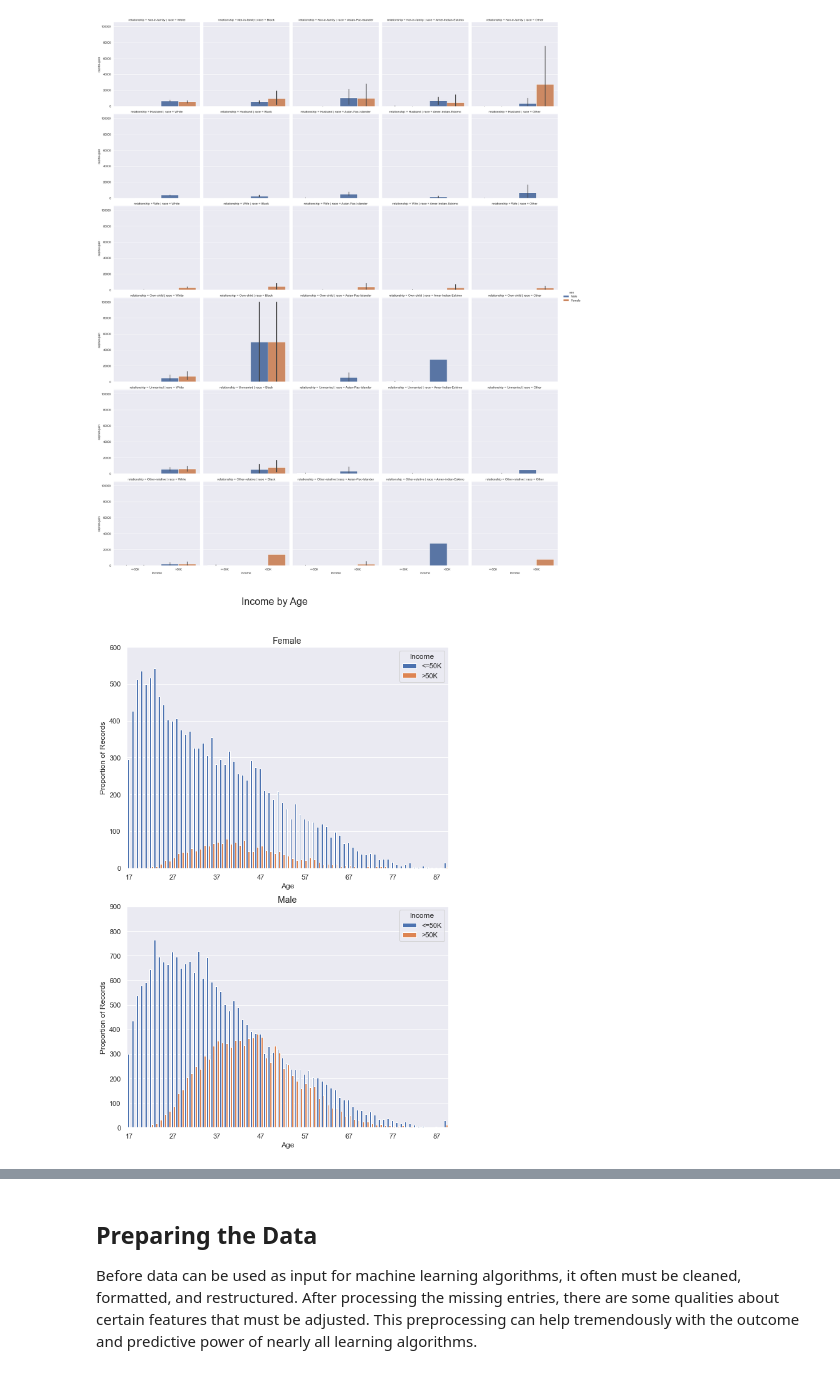
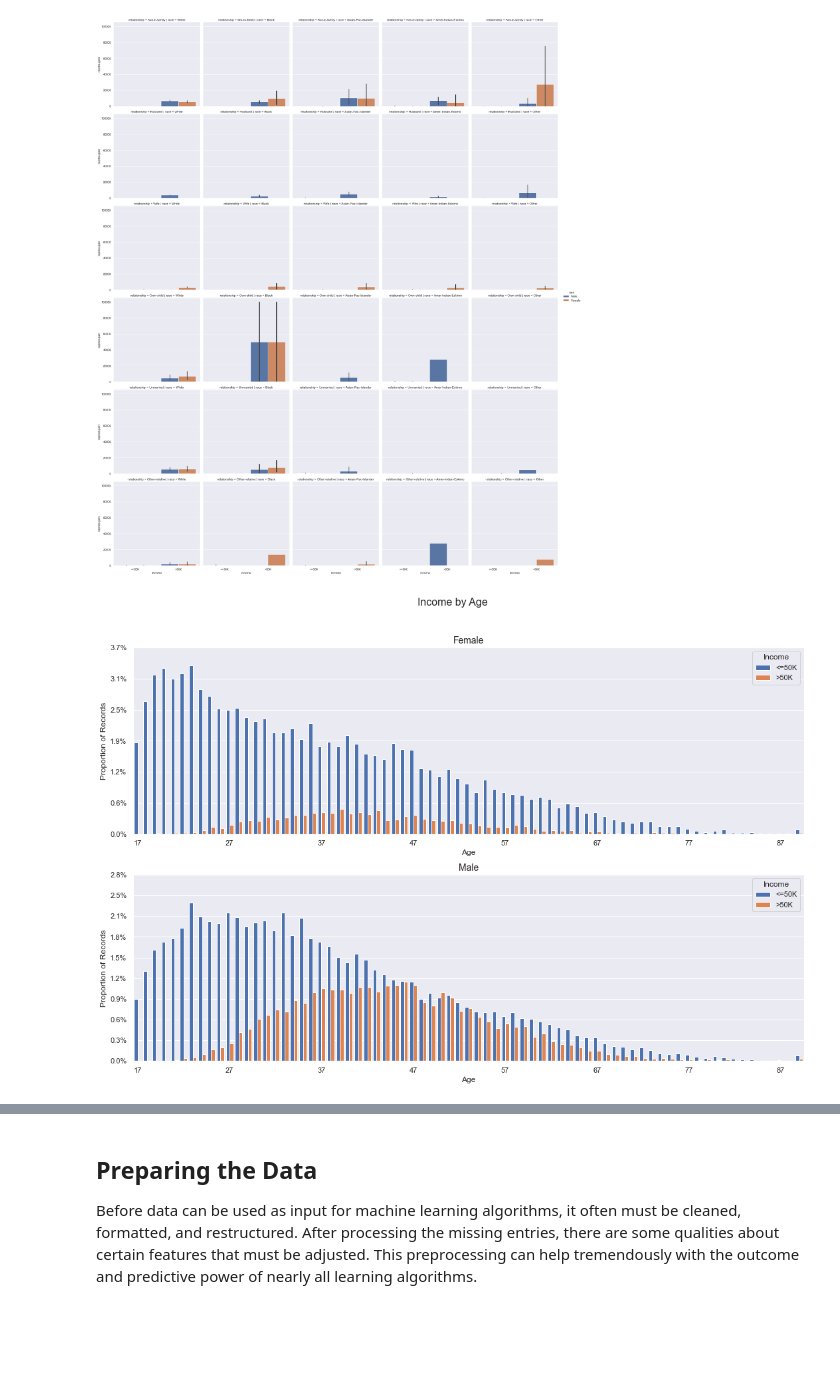
Before and after one commit to MiloudBi/adult_income, a Jupyter notebook: notebooks/TF.ipynb, the cells around one changed output, grey strips where cells are left out. Saved outputs shown, nothing was run; the diff lists cells and outputs as text; code cells hidden in the pictures; blank space fills up the shorter version.

Commit message:
add figures

```diff
--- a/notebooks/TF.ipynb
+++ b/notebooks/TF.ipynb
@@ -226,7 +228,7 @@ sns.catplot( x='income', y='capital-gain',hue='sex', data=adult_data, kind='bar'
 <seaborn.axisgrid.FacetGrid at 0x...>
 [figure]
 # %%
-fig, ax =plt.subplots(2,1, figsize = (8, 12))
+fig, ax =plt.subplots(2,1, figsize = (15, 10))
 # fig = plt.figure(figsize = (10,13));
 
 # Initiate plot
@@ -247,36 +249,36 @@ ax[1].set_ylabel("Proportion of Records")
 new_ticks = [i.get_text() for i in ax[0].get_xticklabels()]
 ax[0].set_xticks(range(0, len(new_ticks), 10))
 ax[0].set_xticklabels(new_ticks[::10])
 ax[1].set_xticks(range(0, len(new_ticks), 10))
 ax[1].set_xticklabels(new_ticks[::10])
 #####
-label_format = '{:,.0f}'
+label_format = '{:,.2f}'
 
 # nothing done to ax1 as it is a "control chart."
 
 # fixing yticks with "set_yticks"
 ticks_loc = ax[0].get_yticks().tolist()
 ax[0].set_yticks(ax[0].get_yticks().tolist())
 
 
 # Optimize y_axis ticks
 total_F = adult_data[adult_data.sex=='Female'].shape[0]*1.
 total_M = adult_data[adult_data.sex=='Male'].shape[0]*1.
-#ax[0].set_yticklabels(map('{:.1f}%'.format, 100*ax[0].yaxis.get_majorticklocs()/total_F))
-ax[0].set_yticklabels([label_format.format(x) for x in ticks_loc])
-#ax[1].set_yticklabels(map('{:.1f}%'.format, 100*ax[1].yaxis.get_majorticklocs()/total_M))
+ax[0].set_yticklabels(map('{:.1f}%'.format, 100*ax[0].yaxis.get_majorticklocs()/total_F))
+#ax[0].set_yticklabels([label_format.format((x*100)/total_F) for x in ticks_loc])
+ax[1].set_yticklabels(map('{:.1f}%'.format, 100*ax[1].yaxis.get_majorticklocs()/total_M))
 ticks_loc = ax[1].get_yticks().tolist()
 ax[1].set_yticks(ax[1].get_yticks().tolist())
-ax[1].set_yticklabels([label_format.format(x) for x in ticks_loc])
+#ax[1].set_yticklabels([label_format.format((x*100)/total_M) for x in ticks_loc])
 
 # Change legend location
 ax[0].legend(loc=1, title='Income')
 ax[1].legend(loc=1, title='Income')
 
 # Set suptitle
 fig.suptitle("Income by Age", fontsize = 16, y = 1.03)
 
 fig.tight_layout()
 #fig.show()
 # %% [output]
-[figure, old version]
+[figure, new version]
```
Also changed, not shown: parts of 11 cells of this notebook, 1 other file.
